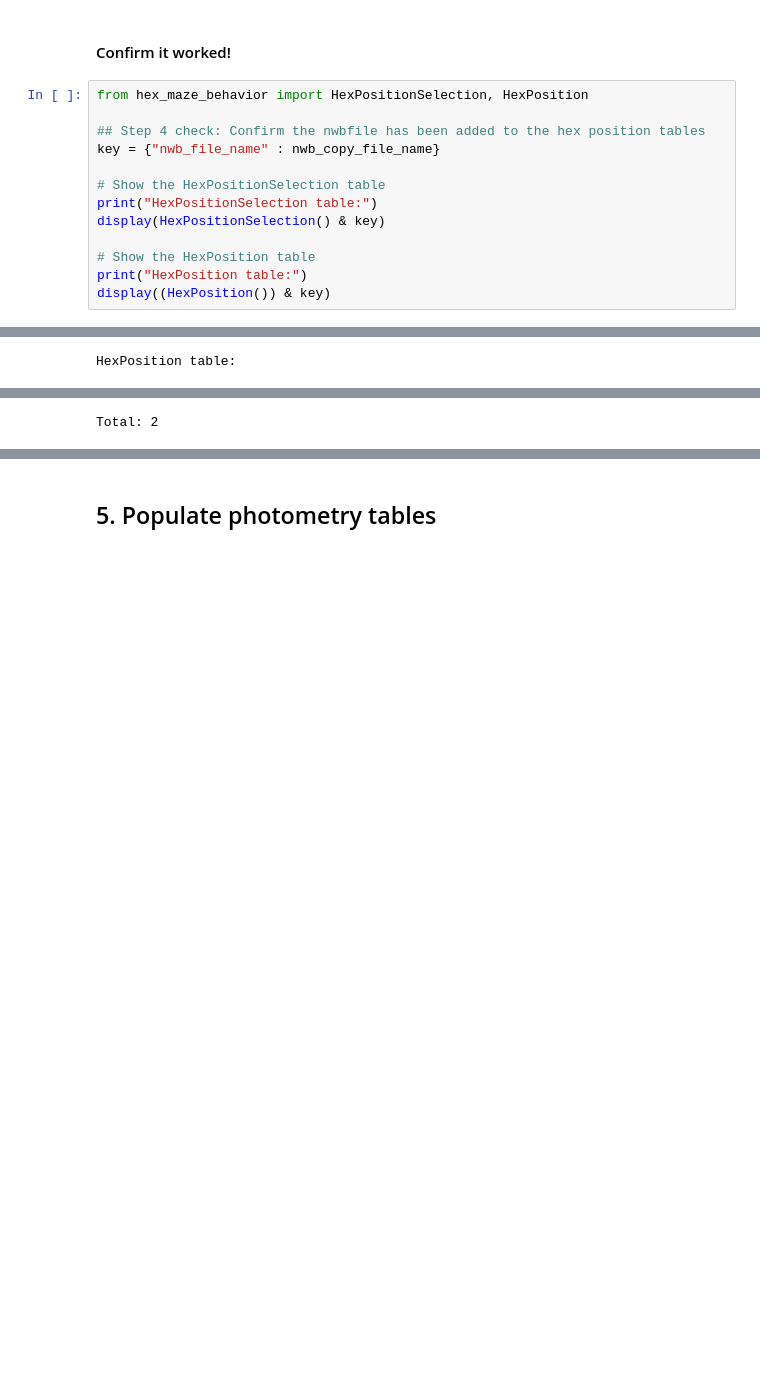
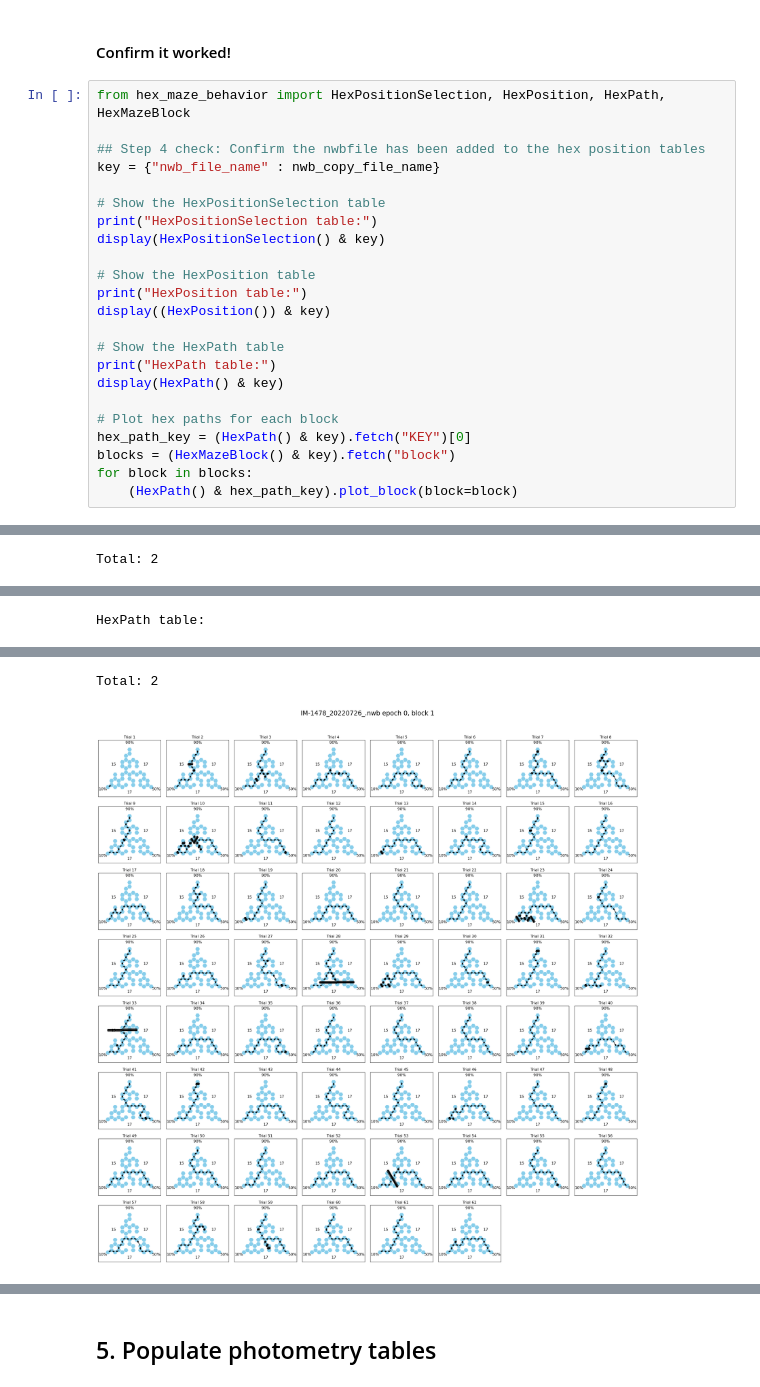
Before and after one commit to calderast/Hex-maze-spyglass, a Jupyter notebook: Berke_Lab_full_process.ipynb, the cells around one changed output, grey strips where cells are left out. Saved outputs shown, nothing was run; the diff lists cells and outputs as text; blank space fills up the shorter version.

```diff
--- a/Berke_Lab_full_process.ipynb
+++ b/Berke_Lab_full_process.ipynb
@@ -205,7 +228,7 @@ populate_hex_position(nwb_copy_file_name)
 # %% [markdown]
 #### Confirm it worked!
 # %%
-from hex_maze_behavior import HexPositionSelection, HexPosition
+from hex_maze_behavior import HexPositionSelection, HexPosition, HexPath, HexMazeBlock
 
 ## Step 4 check: Confirm the nwbfile has been added to the hex position tables
 key = {"nwb_file_name" : nwb_copy_file_name}
@@ -217,4 +240,14 @@ display(HexPositionSelection() & key)
 # Show the HexPosition table
 print("HexPosition table:")
 display((HexPosition()) & key)
+
+# Show the HexPath table
+print("HexPath table:")
+display(HexPath() & key)
+
+# Plot hex paths for each block
+hex_path_key = (HexPath() & key).fetch("KEY")[0]
+blocks = (HexMazeBlock() & key).fetch("block")
+for block in blocks:
+    (HexPath() & hex_path_key).plot_block(block=block)
 # %% [output]
@@ -227 +263 @@ Total: 2
-HexPosition table:
+Total: 2
@@ -231 +264 @@ HexPosition table:
-Total: 2
+HexPath table:
@@ -231,0 +268,2 @@ Total: 2
+Total: 2
+[figure, added]
```
Also changed, not shown: parts of 13 cells of this notebook, 2 other files.
